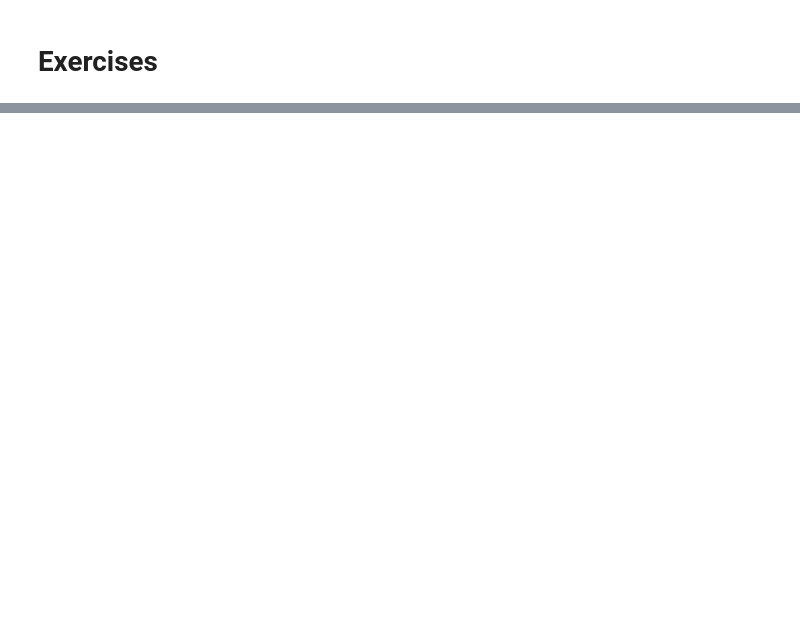
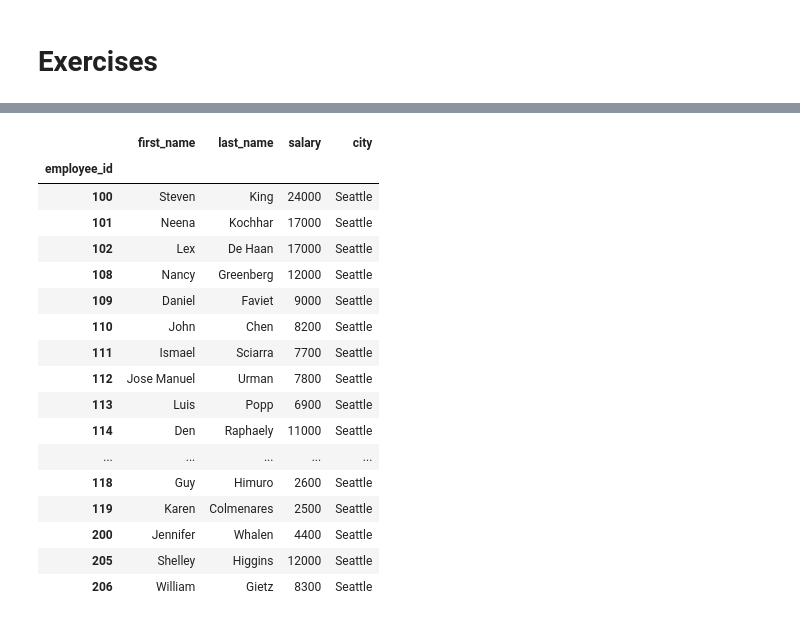
Before and after one commit to piotrgradzinski/dap_20230114, a Jupyter notebook: day_7_pgg/emps_access_filtering.ipynb, the cells around one changed output, grey strips where cells are left out. Saved outputs shown, nothing was run; the diff lists cells and outputs as text; code cells hidden in the pictures; blank space fills up the shorter version.

Commit message:
Employees, acccess and filtering.

```diff
--- a/day_7_pgg/emps_access_filtering.ipynb
+++ b/day_7_pgg/emps_access_filtering.ipynb
@@ -516,0 +542,21 @@ emps[(emps.city == 'Oxford') & (emps.salary >= 10_000)]
+# %%
+emps[emps.city == 'Seattle'].loc[:, ['first_name', 'last_name', 'salary', 'city']]
+# %% [output]
+|  | first_name | last_name | salary | city |
+| employee_id |  |  |  |  |
+| 100 | Steven | King | 24000 | Seattle |
+| 101 | Neena | Kochhar | 17000 | Seattle |
+| 102 | Lex | De Haan | 17000 | Seattle |
+| 108 | Nancy | Greenberg | 12000 | Seattle |
+| 109 | Daniel | Faviet | 9000 | Seattle |
+| 110 | John | Chen | 8200 | Seattle |
+| 111 | Ismael | Sciarra | 7700 | Seattle |
+| 112 | Jose Manuel | Urman | 7800 | Seattle |
+| 113 | Luis | Popp | 6900 | Seattle |
+| 114 | Den | Raphaely | 11000 | Seattle |
+| ... | ... | ... | ... | ... |
+| 118 | Guy | Himuro | 2600 | Seattle |
+| 119 | Karen | Colmenares | 2500 | Seattle |
+| 200 | Jennifer | Whalen | 4400 | Seattle |
+| 205 | Shelley | Higgins | 12000 | Seattle |
+| 206 | William | Gietz | 8300 | Seattle |
```
Also changed, not shown: parts of 5 cells of this notebook.
